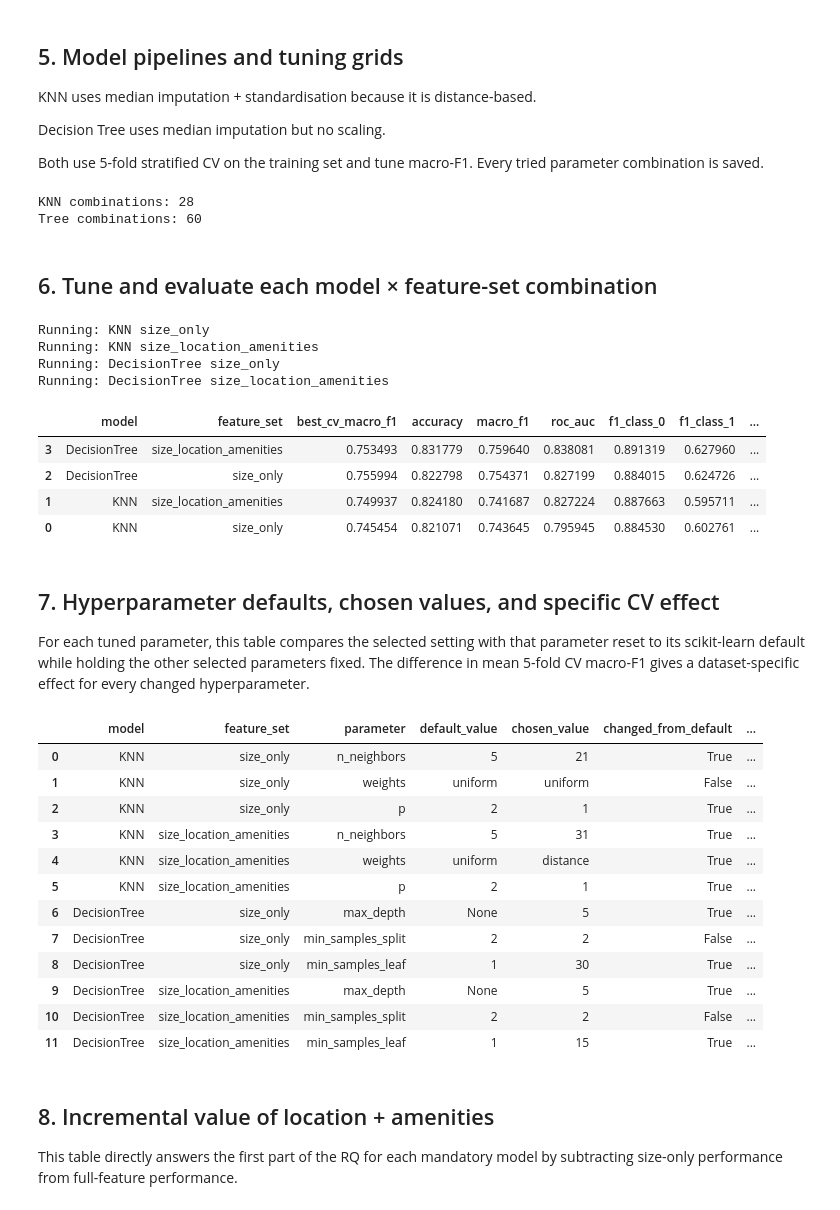
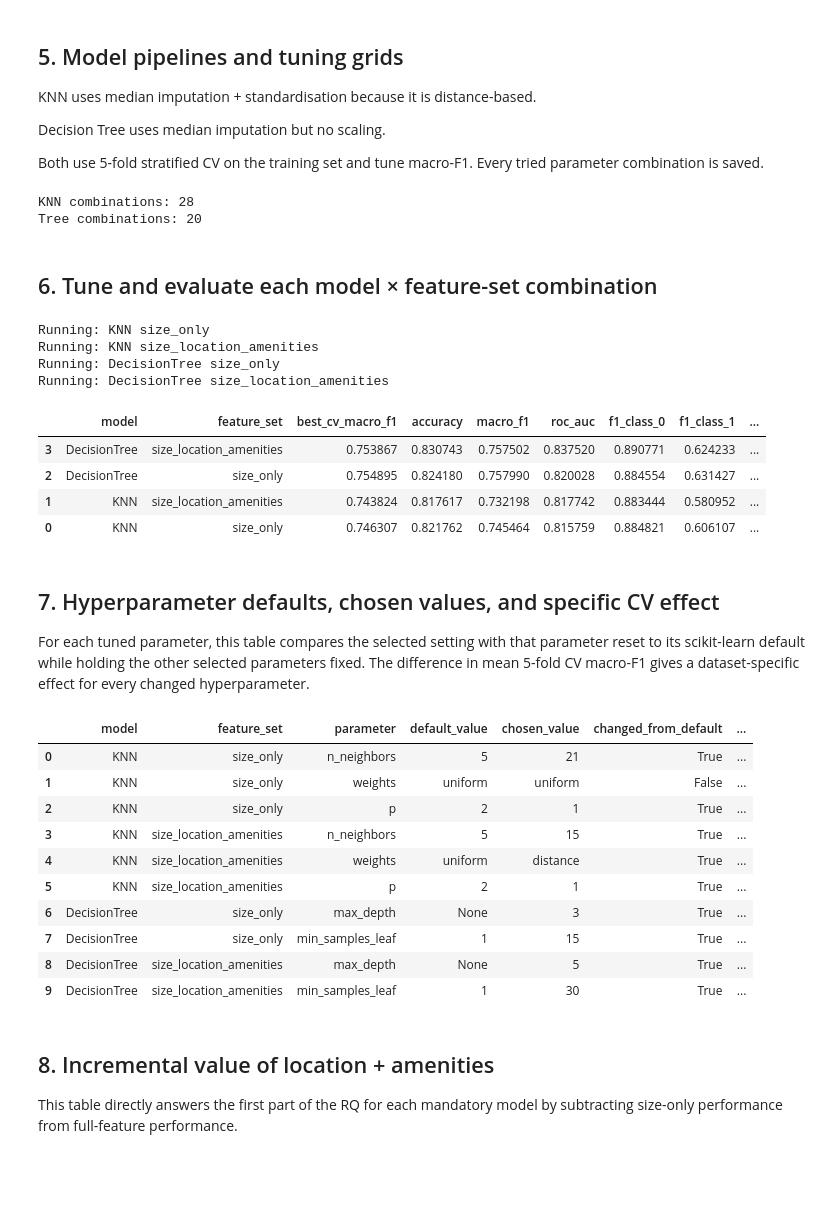
Before and after one commit to tuan891221/COMP20008_A2_W04G10, a Jupyter notebook: submission/code.ipynb, the cells around one changed output. Drawn from its saved outputs; the diff is of its cells as text; code cells hidden in the pictures; blank space fills up the shorter version.

```diff
--- a/submission/code.ipynb
+++ b/submission/code.ipynb
@@ -805,7 +880,7 @@ AMENITY_FEATURES = [
     "has_pool",
     "has_free_parking",
     "has_air_conditioning",
-    "has_kitchen",
+    "has_dedicated_workspace",
     "has_washer",
     "has_dryer",
 ]
@@ -835,6 +910,7 @@ selected_task_alternatives.to_csv(TABLE_OUT / "preprocessing_selected_alternativ
 preprocessing_impact.to_csv(TABLE_OUT / "preprocessing_impact.csv", index=False)
 split_summary.to_csv(TABLE_OUT / "split_summary.csv", index=False)
 amenity_indicator_summary.to_csv(TABLE_OUT / "amenity_indicator_prevalence.csv", index=False)
+amenity_indicator_definitions.to_csv(TABLE_OUT / "amenity_indicator_definitions.csv", index=False)
 amenity_matching_audit.to_csv(
     TABLE_OUT / "amenity_indicator_matching_audit.csv", index=False
 )
@@ -1230,7 +1362,7 @@ AMENITY_FEATURES = [
     "has_pool",
     "has_free_parking",
     "has_air_conditioning",
-    "has_kitchen",
+    "has_dedicated_workspace",
     "has_washer",
     "has_dryer",
 ]
@@ -1249,8 +1381,12 @@ for name, features in FEATURE_SETS.items():
     if missing:
         raise KeyError(f"{name} is missing columns: {missing}")
 
-train_df = df.loc[df["split"].eq("train")].copy()
-test_df = df.loc[df["split"].eq("test")].copy()
+train_df = (
+    df.loc[df["split"].eq("train")].sort_values("id", kind="stable").reset_index(drop=True)
+)
+test_df = (
+    df.loc[df["split"].eq("test")].sort_values("id", kind="stable").reset_index(drop=True)
+)
 
 print("Train rows:", len(train_df))
 print("Test rows:", len(test_df))
@@ -1372,7 +1508,9 @@ def make_knn_pipeline():
     return Pipeline([
         ("imputer", SimpleImputer(strategy="median")),
         ("scaler", StandardScaler()),
-        ("model", KNeighborsClassifier()),
+        # Brute-force single-thread neighbour search plus stable ID ordering
+        # makes exact-distance tie handling reproducible across tested runtimes.
+        ("model", KNeighborsClassifier(algorithm="brute", n_jobs=1)),
     ])
 
 def make_tree_pipeline():
@@ -1389,7 +1527,6 @@ KNN_GRID = {
 
 TREE_GRID = {
     "model__max_depth": [None, 3, 5, 8, 12],
-    "model__min_samples_split": [2, 10, 30],
     "model__min_samples_leaf": [1, 5, 15, 30],
 }
 
@@ -1403,7 +1540,7 @@ print("KNN combinations:", np.prod([len(v) for v in KNN_GRID.values()]))
 print("Tree combinations:", np.prod([len(v) for v in TREE_GRID.values()]))
 # %% [output]
 KNN combinations: 28
-Tree combinations: 60
+Tree combinations: 20
 # %% [markdown]
 ## 6. Tune and evaluate each model × feature-set combination
 # %%
@@ -1429,7 +1566,7 @@ def run_experiment(model_name, feature_set_name):
         param_grid=grid,
         scoring="f1_macro",
         cv=CV,
-        n_jobs=-1,
+        n_jobs=1,
         return_train_score=True,
     )
     search.fit(X_train, y_train)
@@ -1498,10 +1635,10 @@ Running: KNN size_location_amenities
 Running: DecisionTree size_only
 Running: DecisionTree size_location_amenities
 |  | model | feature_set | best_cv_macro_f1 | accuracy | macro_f1 | roc_auc | f1_class_0 | f1_class_1 | ... |
-| 3 | DecisionTree | size_location_amenities | 0.753493 | 0.831779 | 0.759640 | 0.838081 | 0.891319 | 0.627960 | ... |
-| 2 | DecisionTree | size_only | 0.755994 | 0.822798 | 0.754371 | 0.827199 | 0.884015 | 0.624726 | ... |
-| 1 | KNN | size_location_amenities | 0.749937 | 0.824180 | 0.741687 | 0.827224 | 0.887663 | 0.595711 | ... |
-| 0 | KNN | size_only | 0.745454 | 0.821071 | 0.743645 | 0.795945 | 0.884530 | 0.602761 | ... |
+| 3 | DecisionTree | size_location_amenities | 0.753867 | 0.830743 | 0.757502 | 0.837520 | 0.890771 | 0.624233 | ... |
+| 2 | DecisionTree | size_only | 0.754895 | 0.824180 | 0.757990 | 0.820028 | 0.884554 | 0.631427 | ... |
+| 1 | KNN | size_location_amenities | 0.743824 | 0.817617 | 0.732198 | 0.817742 | 0.883444 | 0.580952 | ... |
+| 0 | KNN | size_only | 0.746307 | 0.821762 | 0.745464 | 0.815759 | 0.884821 | 0.606107 | ... |
 # %% [markdown]
 ## 7. Hyperparameter defaults, chosen values, and specific CV effect
 
@@ -1515,7 +1652,6 @@ MODEL_DEFAULTS = {
     },
     "DecisionTree": {
         "model__max_depth": None,
-        "model__min_samples_split": 2,
         "model__min_samples_leaf": 1,
     },
 }
@@ -1539,42 +1675,40 @@ for (model_name, feature_set_name), exp in experiments.items():
         )
 
         if mask.any():
             comparison_score = float(
                 cv_table.loc[mask, "mean_test_score"].iloc[0]
             )
             effect = best_score - comparison_score
         else:
             comparison_score = np.nan
             effect = np.nan
 
         hyperparameter_effect_rows.append({
             "model": model_name,
             "feature_set": feature_set_name,
             "parameter": parameter.replace("model__", ""),
             "default_value": str(default_value),
             "chosen_value": str(chosen_value),
             "changed_from_default": bool(changed),
             "chosen_cv_macro_f1": best_score,
             "cv_macro_f1_with_parameter_at_default": comparison_score,
             "specific_cv_macro_f1_effect": effect,
         })
 
 hyperparameter_effects = pd.DataFrame(hyperparameter_effect_rows)
 display(hyperparameter_effects)
 # %% [output]
 |  | model | feature_set | parameter | default_value | chosen_value | changed_from_default | ... |
 | 0 | KNN | size_only | n_neighbors | 5 | 21 | True | ... |
 | 1 | KNN | size_only | weights | uniform | uniform | False | ... |
 | 2 | KNN | size_only | p | 2 | 1 | True | ... |
-| 3 | KNN | size_location_amenities | n_neighbors | 5 | 31 | True | ... |
+| 3 | KNN | size_location_amenities | n_neighbors | 5 | 15 | True | ... |
 | 4 | KNN | size_location_amenities | weights | uniform | distance | True | ... |
 | 5 | KNN | size_location_amenities | p | 2 | 1 | True | ... |
-| 6 | DecisionTree | size_only | max_depth | None | 5 | True | ... |
-| 7 | DecisionTree | size_only | min_samples_split | 2 | 2 | False | ... |
-| 8 | DecisionTree | size_only | min_samples_leaf | 1 | 30 | True | ... |
-| 9 | DecisionTree | size_location_amenities | max_depth | None | 5 | True | ... |
-| 10 | DecisionTree | size_location_amenities | min_samples_split | 2 | 2 | False | ... |
-| 11 | DecisionTree | size_location_amenities | min_samples_leaf | 1 | 15 | True | ... |
+| 6 | DecisionTree | size_only | max_depth | None | 3 | True | ... |
+| 7 | DecisionTree | size_only | min_samples_leaf | 1 | 15 | True | ... |
+| 8 | DecisionTree | size_location_amenities | max_depth | None | 5 | True | ... |
+| 9 | DecisionTree | size_location_amenities | min_samples_leaf | 1 | 30 | True | ... |
 # %% [markdown]
 ## 8. Incremental value of location + amenities
 
```
Also changed, not shown: parts of 29 cells of this notebook, 52 other files.
